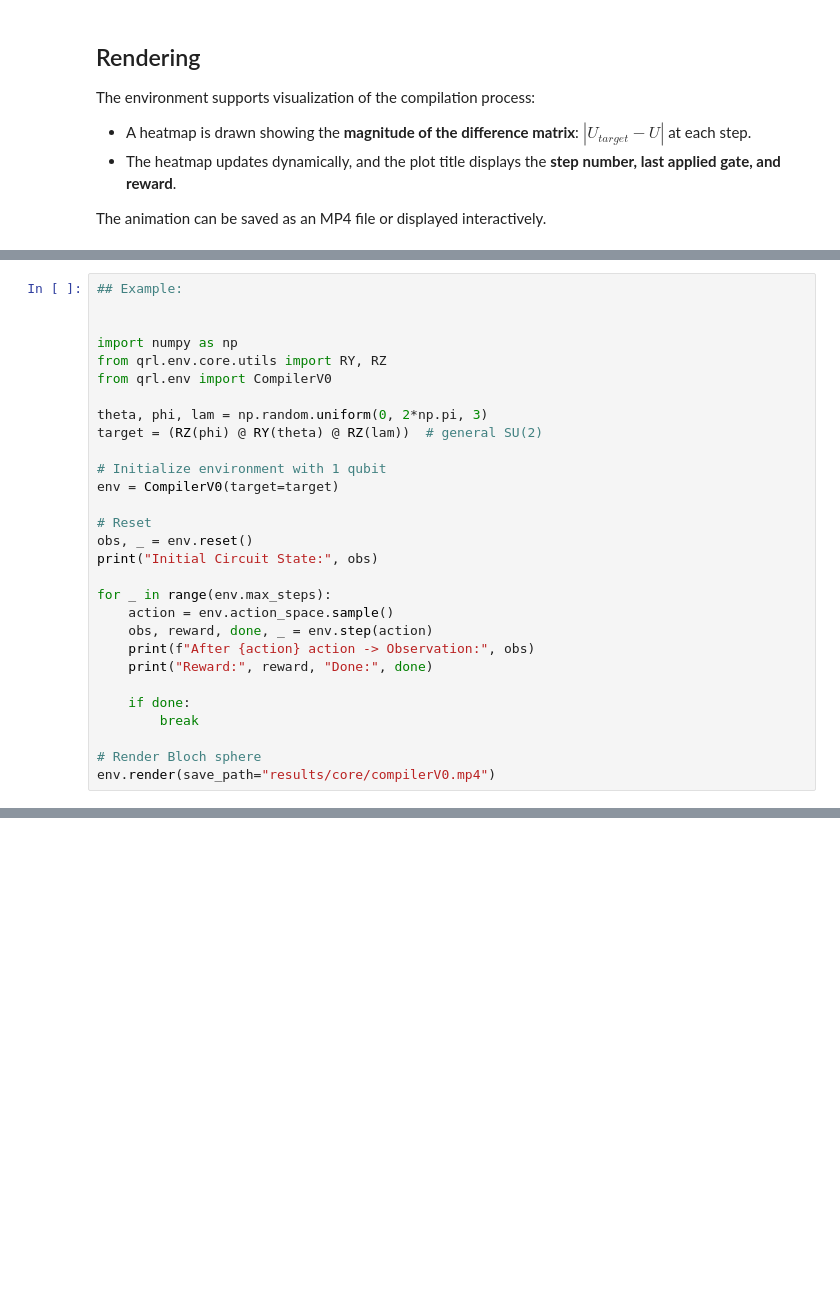
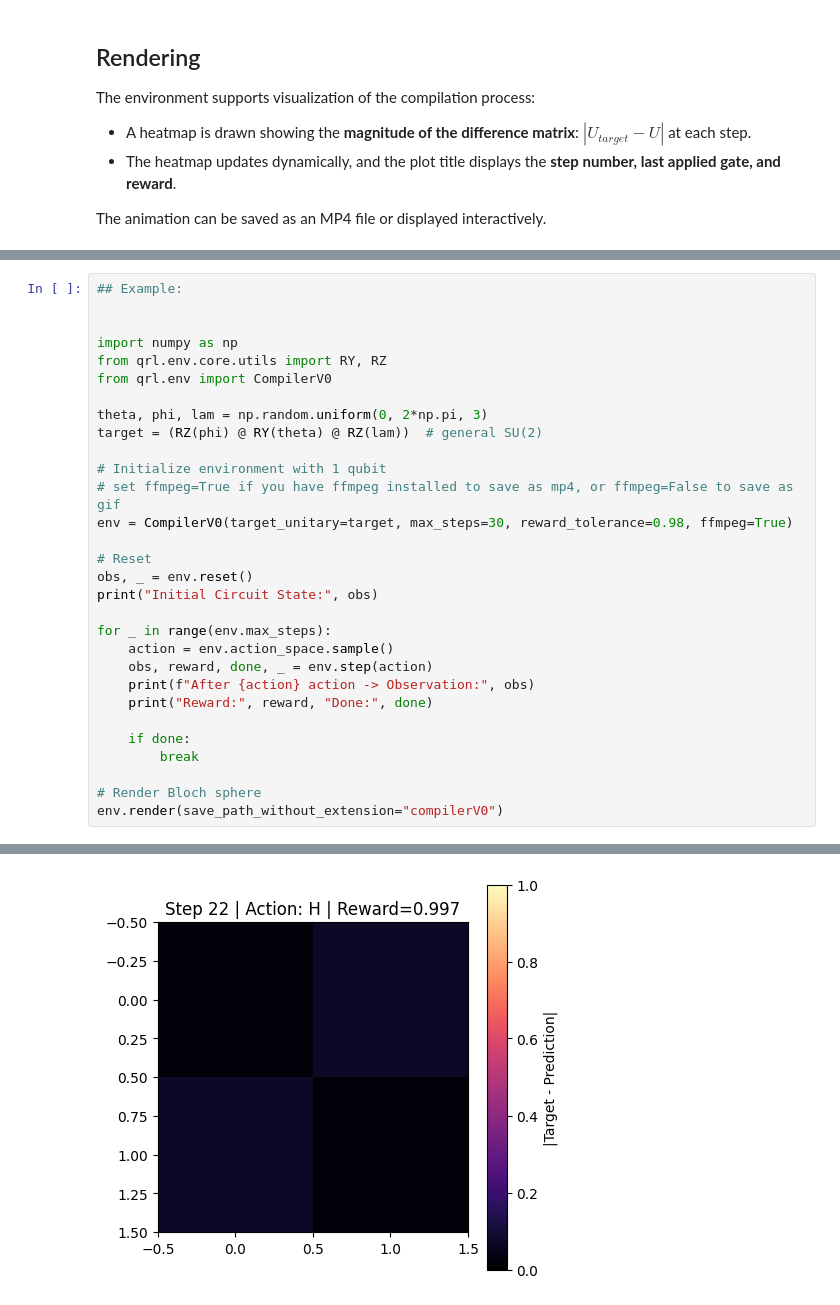
Before and after one commit to Jayshah25/Quantum-Reinforcement-Learning, a Jupyter notebook: examples/core-environments/compiler.ipynb, the cells around one changed output, grey strips where cells are left out. Cells and saved outputs as stored; diff of their text form; blank space fills up the shorter version.

```diff
--- a/examples/core-environments/compiler.ipynb
+++ b/examples/core-environments/compiler.ipynb
@@ -104,7 +105,8 @@ theta, phi, lam = np.random.uniform(0, 2*np.pi, 3)
 target = (RZ(phi) @ RY(theta) @ RZ(lam))  # general SU(2)
 
 # Initialize environment with 1 qubit
-env = CompilerV0(target=target)
+# set ffmpeg=True if you have ffmpeg installed to save as mp4, or ffmpeg=False to save as gif
+env = CompilerV0(target_unitary=target, max_steps=30, reward_tolerance=0.98, ffmpeg=True)
 
 # Reset
 obs, _ = env.reset()
@@ -120,4 +122,5 @@ for _ in range(env.max_steps):
         break
 
 # Render Bloch sphere
-env.render(save_path="results/core/compilerV0.mp4")
+env.render(save_path_without_extension="compilerV0")
+# %% [output]
@@ -123,0 +144 @@ env.render(save_path="results/core/compilerV0.mp4")
+[figure, added]
```
Also changed, not shown: parts of 2 cells of this notebook, 10 other files.
